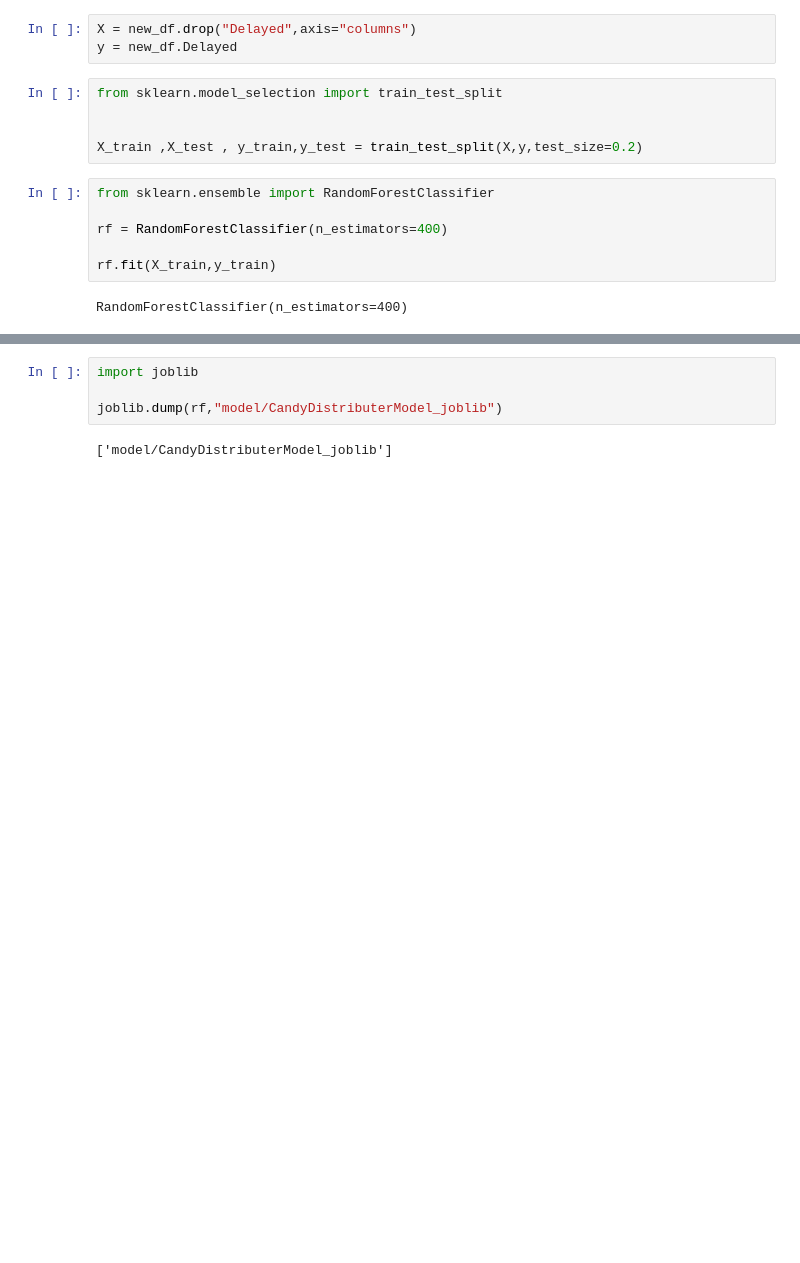
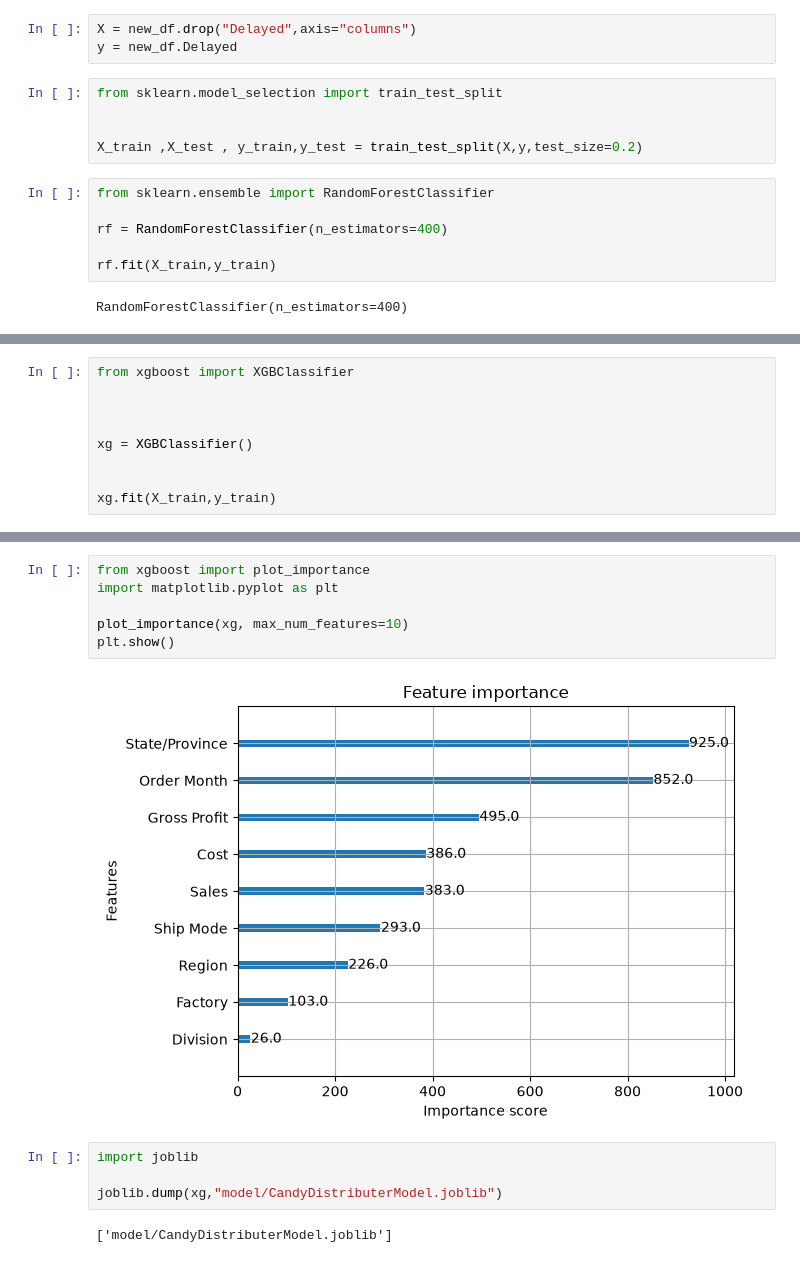
Before and after one commit to AymanKhan2244/Factory-to-CustomerShippingRouteEfficiencyAnalysis, a Jupyter notebook: shipping-dashboard/notebook_for_ML_model_training.ipynb, the cells around one changed output, grey strips where cells are left out. Drawn from its saved outputs; the diff is of its cells as text; blank space fills up the shorter version.

Commit message:
Trained New ML Model

```diff
--- a/shipping-dashboard/notebook_for_ML_model_training.ipynb
+++ b/shipping-dashboard/notebook_for_ML_model_training.ipynb
@@ -211,0 +227,9 @@ rf.score(X_test,y_test)
+# %%
+from xgboost import XGBClassifier
+
+
+
+xg = XGBClassifier()
+
+
+xg.fit(X_train,y_train)
@@ -212,6 +278,14 @@ rf.score(X_test,y_test)
+# %%
+from xgboost import plot_importance
+import matplotlib.pyplot as plt
+
+plot_importance(xg, max_num_features=10)
+plt.show()
+# %% [output]
+[figure, added]
 # %%
 import joblib
 
-joblib.dump(rf,"model/CandyDistributerModel_joblib")
+joblib.dump(xg,"model/CandyDistributerModel.joblib")
 # %% [output]
-['model/CandyDistributerModel_joblib']
+['model/CandyDistributerModel.joblib']
```
Also changed, not shown: parts of 10 cells of this notebook, 6 other files.
